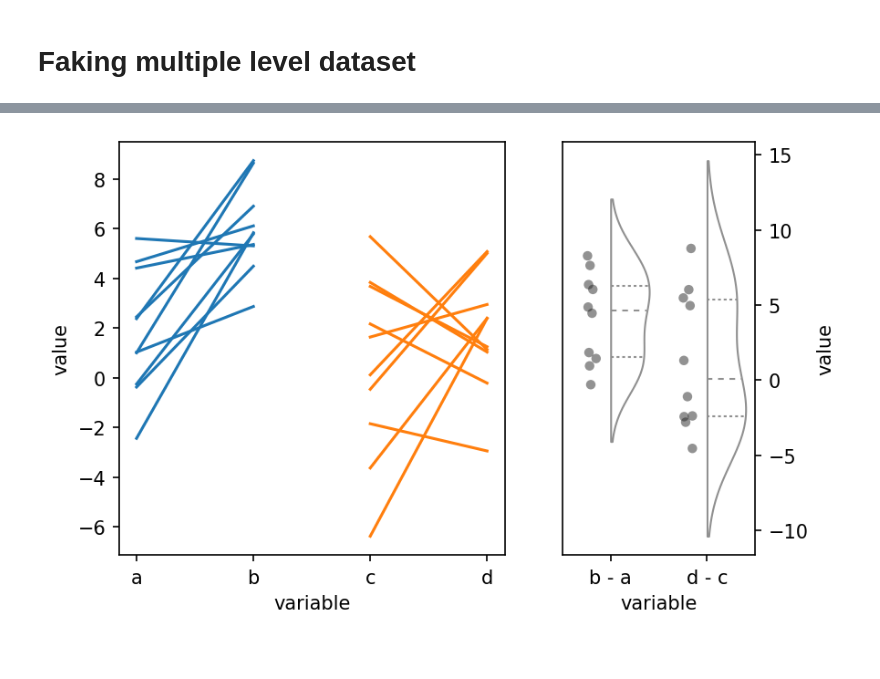
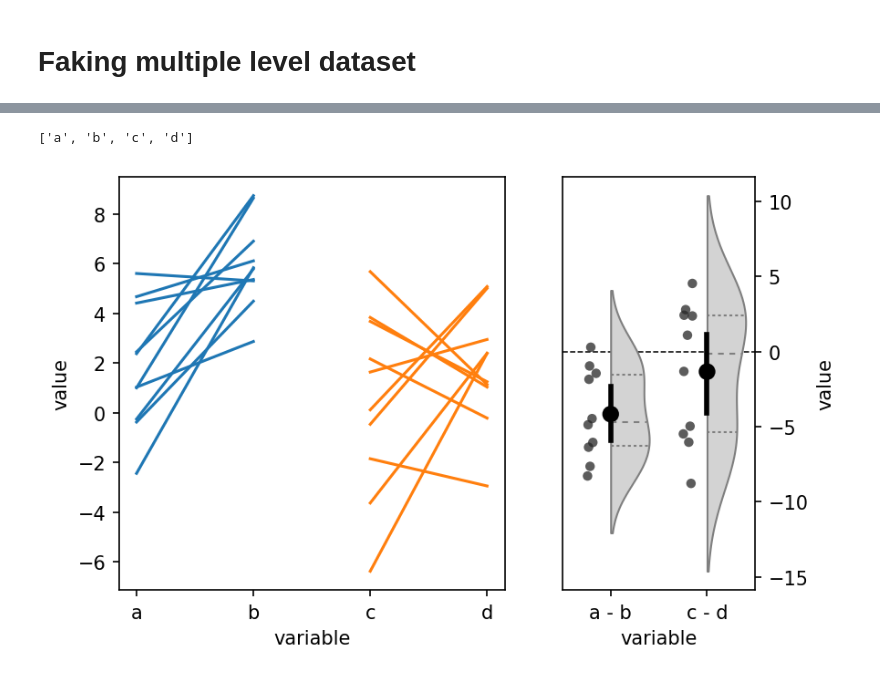
Before and after one commit to lcdunne/visualisation, a Jupyter notebook: single_gardner_altman.ipynb, the cells around one changed output, grey strips where cells are left out. Saved outputs shown, nothing was run; the diff lists cells and outputs as text; code cells hidden in the pictures.

```diff
--- a/single_gardner_altman.ipynb
+++ b/single_gardner_altman.ipynb
@@ -244,51 +255,63 @@ df = pd.DataFrame(
     }
 ).melt(id_vars='obs')
 
+# df = long.copy()
+
 def get_diffs(data, id_vars, var_name='variable', value_name='value'):
     # Takes data in long format and computes differences between
     groups = data.set_index(id_vars).groupby(var_name)[value_name]
     diffs = {f'{k1} - {k2}': g1-g2 for (k1, g1), (k2, g2) in itertools.permutations(groups, 2)}
     return pd.concat(diffs, names=[var_name]).reset_index()
 
 # Inputs --------------------------------------------------------------------- #
 x = 'variable'
 y = 'value'
 subject = 'obs'
+# These must correspond to specific columns, separated by ` - `.
+# cols 'a', 'b', 'c', 'd' must exist in the dataset.
+diffs_to_plot = ['a - b', 'c - d']
 
+# diffs_to_plot = ['capture_target - search_target', 'search_distractor - capture_distractor'] # Only care about specific differences
+categories =  None#['search_target', 'capture_target', 'search_distractor', 'capture_distractor']
+# # To function:
 # Get the differences
 differences = get_diffs(data=df, id_vars=subject, var_name=x, value_name=y)
-
-diffs_to_plot = ['b - a', 'd - c'] # Only care about specific differences
 differences = differences.loc[differences[x].isin(diffs_to_plot)]
 
-df[x] = pd.Categorical(df[x], categories = ['a', 'b', 'c', 'd'], ordered=True)
+paired = True
+
+if categories is None:
+    categories = df[x].unique().tolist()
+    print(categories)
+
+df[x] = pd.Categorical(df[x], categories=categories, ordered=True)
 differences[x] = pd.Categorical(differences[x], categories=diffs_to_plot, ordered=True)
 
 
 fig, ax = plt.subplots(1,2, dpi=150, gridspec_kw={'width_ratios': [2,1]})
-# sns.stripplot(x=x, y=y, data=df, ax=ax[0])
+ax[1].axhline(0, color='k', ls='dashed', lw=0.75, zorder=-1)
 
-
-sns.lineplot(x=x, y=y, ax=ax[0],
-             data=df.loc[df[x].isin(['a', 'b'])],
-             units=subject, estimator=None)
-sns.lineplot(x=x, y=y, ax=ax[0],
-             data=df.loc[df[x].isin(['c', 'd'])],
+for diff in diffs_to_plot:
+    sns.lineplot(x=x, y=y, ax=ax[0],
+             data=df.loc[df[x].isin(diff.split(' - '))],
              units=subject, estimator=None)
 
-# sns.stripplot(x=x, y=y, data=differences, ax=ax[1])
 chopplot(
-    plot_type='violin', data=differences, x=x, y=y, color='white',
-    linewidth=1, alpha=0.5, side=1, inner='quartile', ax=ax[1]
+    plot_type='violin', data=differences, x=x, y=y, color='lightgrey',
+    linewidth=1, side=1, inner='quartile', ax=ax[1]
 )
 chopplot(
     plot_type='strip', data=differences, x=x, y=y, color='white',
-    linewidth=0, alpha=0.5, side=-1, ax=ax[1]
+    linewidth=0, alpha=0.75, side=-1, ax=ax[1]
+)
+sns.pointplot(
+    data=differences, x=x, y=y, join=False,ax=ax[1], zorder=9999, color='k'
 )
 
 
 ax[1].yaxis.tick_right()
 ax[1].yaxis.set_label_position('right')
 plt.show()
 # %% [output]
+['a', 'b', 'c', 'd']
-[figure, old version]
+[figure, new version]
```
Also changed, not shown: parts of 8 cells of this notebook, 1 other file.
